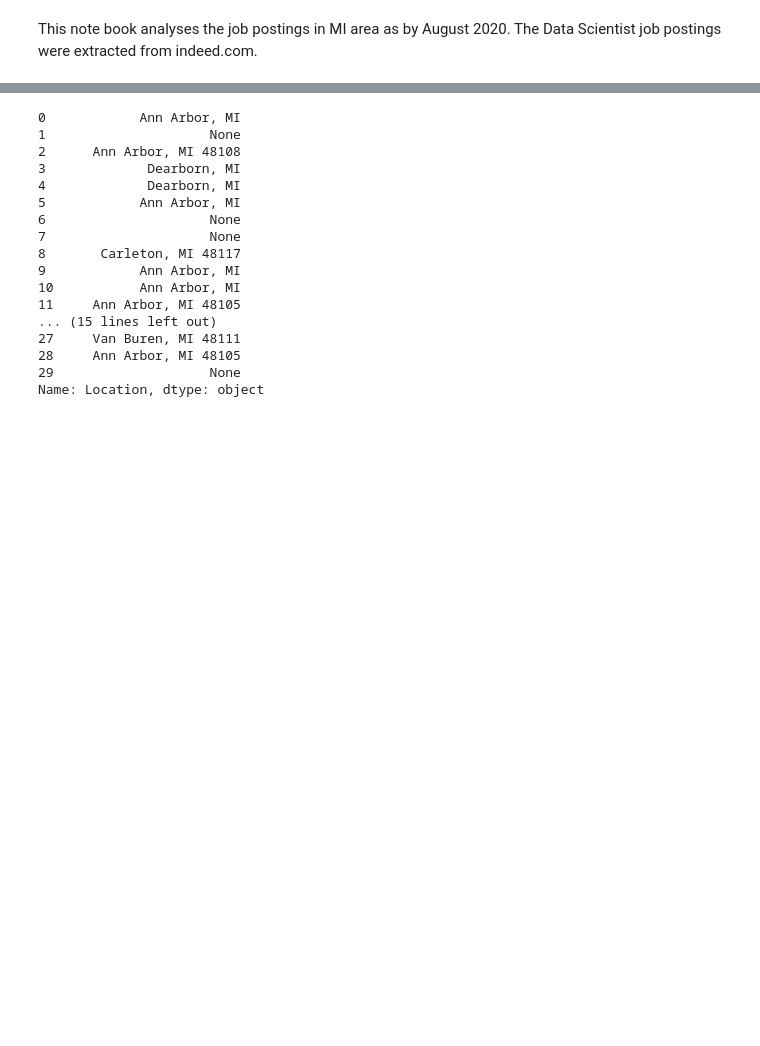
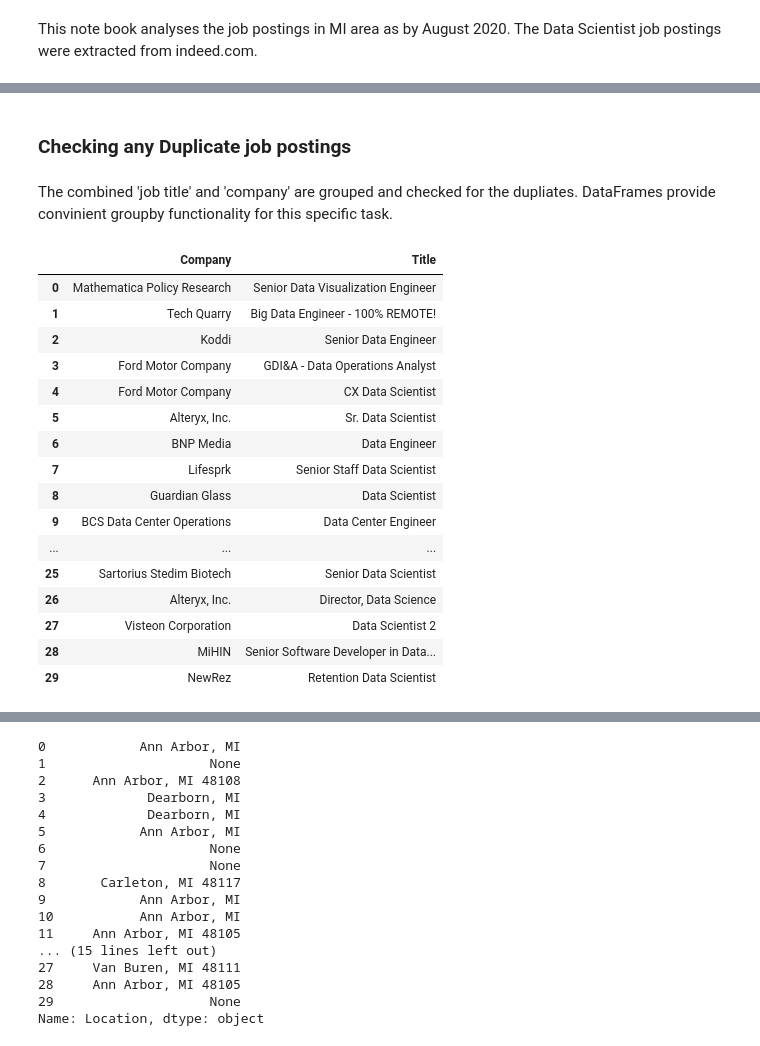
Before and after one commit to pereram/post-covid-19-job-posting-analysis, a Jupyter notebook: job_analysis_post_covid_19.ipynb, the cells around one changed output, grey strips where cells are left out. Cells and saved outputs as stored; diff of their text form; code cells hidden in the pictures; blank space fills up the shorter version.

```diff
--- a/job_analysis_post_covid_19.ipynb
+++ b/job_analysis_post_covid_19.ipynb
@@ -15,3 +15,27 @@ df.head()
 | 2 | Senior Data Engineer | Koddi | Ann Arbor, MI 48108 | https://www.indeed.com/rc/clk?jk=... | None | None | Passionate about development in l... |
 | 3 | GDI&A - Data Operations Analyst | Ford Motor Company | Dearborn, MI | https://www.indeed.com/rc/clk?jk=... | 4.1 | None | Job Description:\n\nWe are truste... |
 | 4 | CX Data Scientist | Ford Motor Company | Dearborn, MI | https://www.indeed.com/rc/clk?jk=... | 4.1 | None | Position Overview / Description\n... |
+# %% [markdown]
+###  Checking any Duplicate job postings
+# %% [markdown]
+The combined 'job title' and 'company' are grouped and checked for the dupliates. DataFrames provide convinient groupby functionality for this specific task.
+# %%
+df[['Company','Title']]
+# %% [output]
+|  | Company | Title |
+| 0 | Mathematica Policy Research | Senior Data Visualization Engineer |
+| 1 | Tech Quarry | Big Data Engineer - 100% REMOTE! |
+| 2 | Koddi | Senior Data Engineer |
+| 3 | Ford Motor Company | GDI&A - Data Operations Analyst |
+| 4 | Ford Motor Company | CX Data Scientist |
+| 5 | Alteryx, Inc. | Sr. Data Scientist |
+| 6 | BNP Media | Data Engineer |
+| 7 | Lifesprk | Senior Staff Data Scientist |
+| 8 | Guardian Glass | Data Scientist |
+| 9 | BCS Data Center Operations | Data Center Engineer |
+| ... | ... | ... |
+| 25 | Sartorius Stedim Biotech | Senior Data Scientist |
+| 26 | Alteryx, Inc. | Director, Data Science |
+| 27 | Visteon Corporation | Data Scientist 2 |
+| 28 | MiHIN | Senior Software Developer in Data... |
+| 29 | NewRez | Retention Data Scientist |
```
Also changed, not shown: parts of 39 cells of this notebook.
